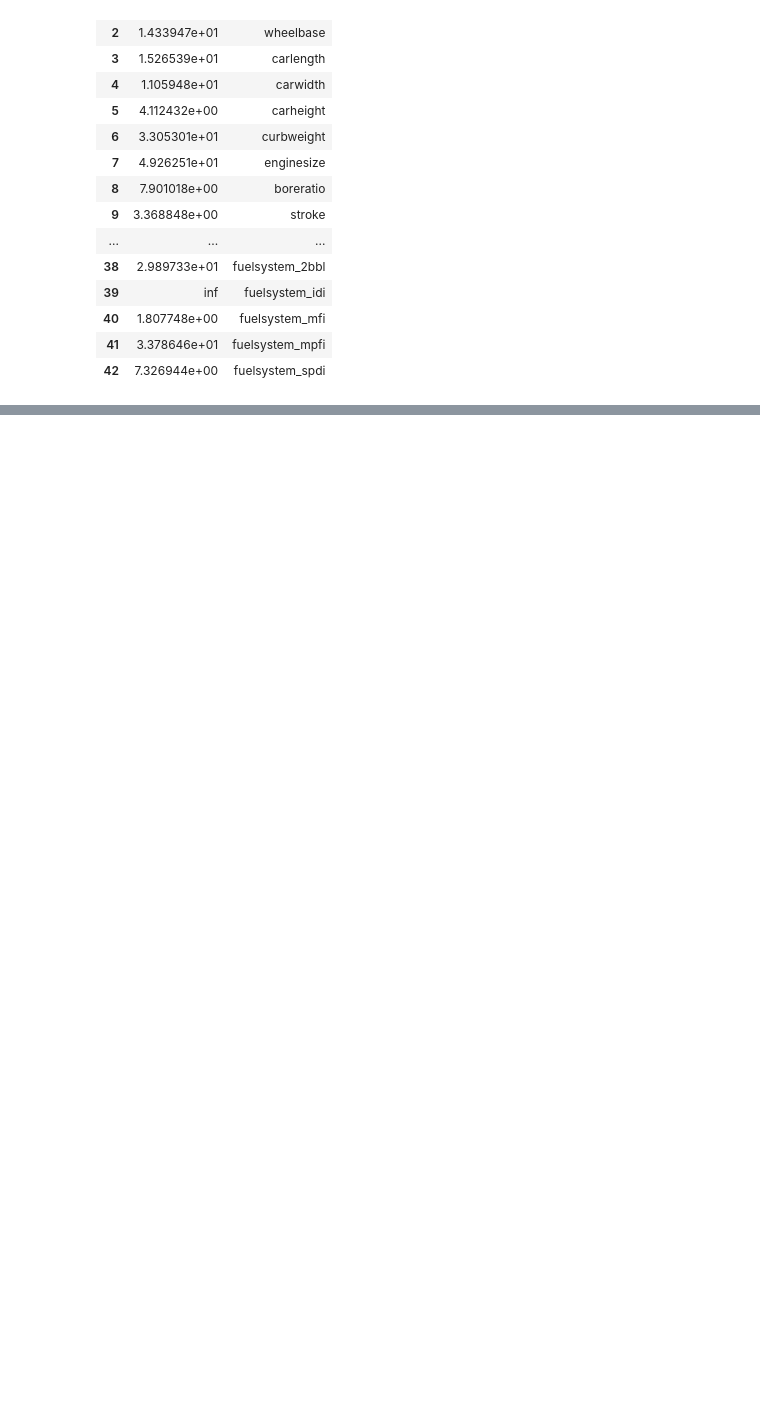
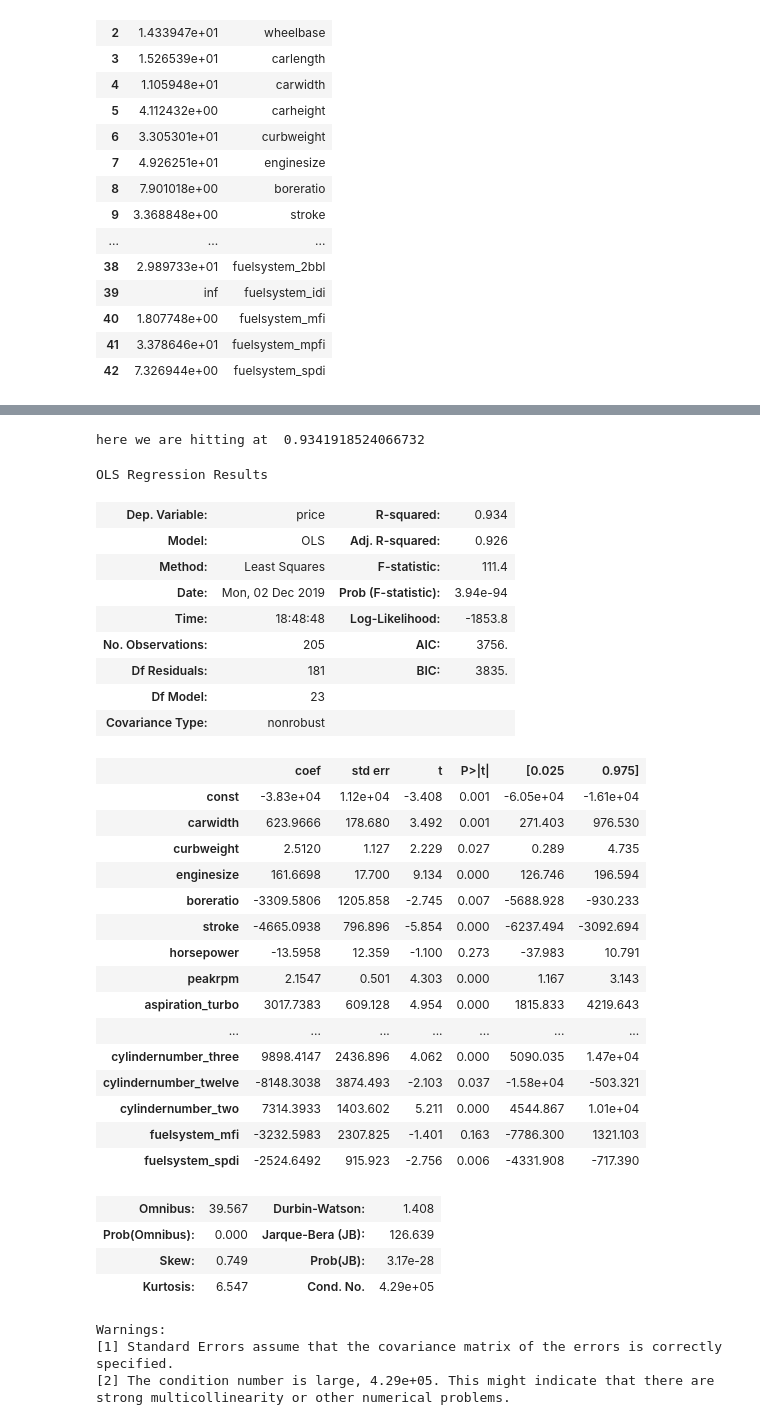
Before and after one commit to jagadeesh-gajula/Car-Price-Prediction-using-Linear-Regression, a Jupyter notebook: Car price Prediction.ipynb, the cells around one changed output, grey strips where cells are left out. Drawn from its saved outputs; the diff is of its cells as text; code cells hidden in the pictures; blank space fills up the shorter version.

```diff
--- a/Car price Prediction.ipynb
+++ b/Car price Prediction.ipynb
@@ -369,0 +466,46 @@ from statsmodels.stats.outliers_influence import variance_inflation_factor
+# %%
+# lets see performance
+regressor = LinearRegression()
+regressor.fit(x,y)
+y_pred = regressor.predict(x)
+print("here we are hitting at ",r2_score(y,y_pred))
+# %% [output]
+here we are hitting at  0.9341918524066732
+# %%
+x=x.drop('highwaympg',axis=1)
+sm.OLS(y,x).fit().summary()
+# %% [output]
+OLS Regression Results
+| Dep. Variable: | price | R-squared: | 0.934 |
+| Model: | OLS | Adj. R-squared: | 0.926 |
+| Method: | Least Squares | F-statistic: | 111.4 |
+| Date: | Mon, 02 Dec 2019 | Prob (F-statistic): | 3.94e-94 |
+| Time: | 18:48:48 | Log-Likelihood: | -1853.8 |
+| No. Observations: | 205 | AIC: | 3756. |
+| Df Residuals: | 181 | BIC: | 3835. |
+| Df Model: | 23 |  |  |
+| Covariance Type: | nonrobust |  |  |
+|  | coef | std err | t | P>|t| | [0.025 | 0.975] |
+| const | -3.83e+04 | 1.12e+04 | -3.408 | 0.001 | -6.05e+04 | -1.61e+04 |
+| carwidth | 623.9666 | 178.680 | 3.492 | 0.001 | 271.403 | 976.530 |
+| curbweight | 2.5120 | 1.127 | 2.229 | 0.027 | 0.289 | 4.735 |
+| enginesize | 161.6698 | 17.700 | 9.134 | 0.000 | 126.746 | 196.594 |
+| boreratio | -3309.5806 | 1205.858 | -2.745 | 0.007 | -5688.928 | -930.233 |
+| stroke | -4665.0938 | 796.896 | -5.854 | 0.000 | -6237.494 | -3092.694 |
+| horsepower | -13.5958 | 12.359 | -1.100 | 0.273 | -37.983 | 10.791 |
+| peakrpm | 2.1547 | 0.501 | 4.303 | 0.000 | 1.167 | 3.143 |
+| aspiration_turbo | 3017.7383 | 609.128 | 4.954 | 0.000 | 1815.833 | 4219.643 |
+| ... | ... | ... | ... | ... | ... | ... |
+| cylindernumber_three | 9898.4147 | 2436.896 | 4.062 | 0.000 | 5090.035 | 1.47e+04 |
+| cylindernumber_twelve | -8148.3038 | 3874.493 | -2.103 | 0.037 | -1.58e+04 | -503.321 |
+| cylindernumber_two | 7314.3933 | 1403.602 | 5.211 | 0.000 | 4544.867 | 1.01e+04 |
+| fuelsystem_mfi | -3232.5983 | 2307.825 | -1.401 | 0.163 | -7786.300 | 1321.103 |
+| fuelsystem_spdi | -2524.6492 | 915.923 | -2.756 | 0.006 | -4331.908 | -717.390 |
+| Omnibus: | 39.567 | Durbin-Watson: | 1.408 |
+| Prob(Omnibus): | 0.000 | Jarque-Bera (JB): | 126.639 |
+| Skew: | 0.749 | Prob(JB): | 3.17e-28 |
+| Kurtosis: | 6.547 | Cond. No. | 4.29e+05 |
+Warnings:
+[1] Standard Errors assume that the covariance matrix of the errors is correctly specified.
+[2] The condition number is large, 4.29e+05. This might indicate that there are
+strong multicollinearity or other numerical problems.
```
Also changed, not shown: parts of 23 cells of this notebook.
